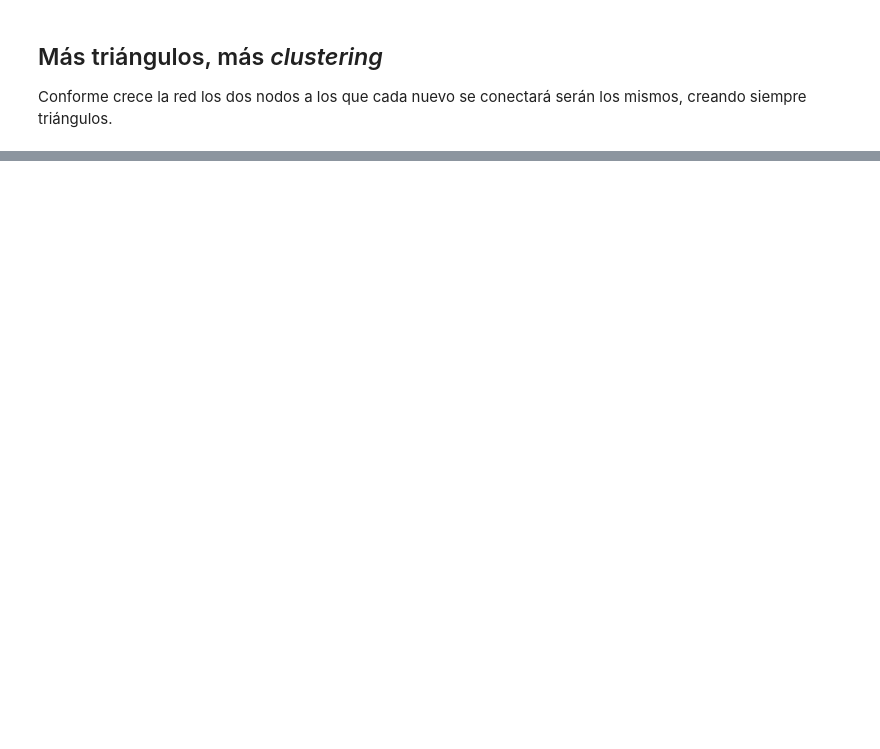
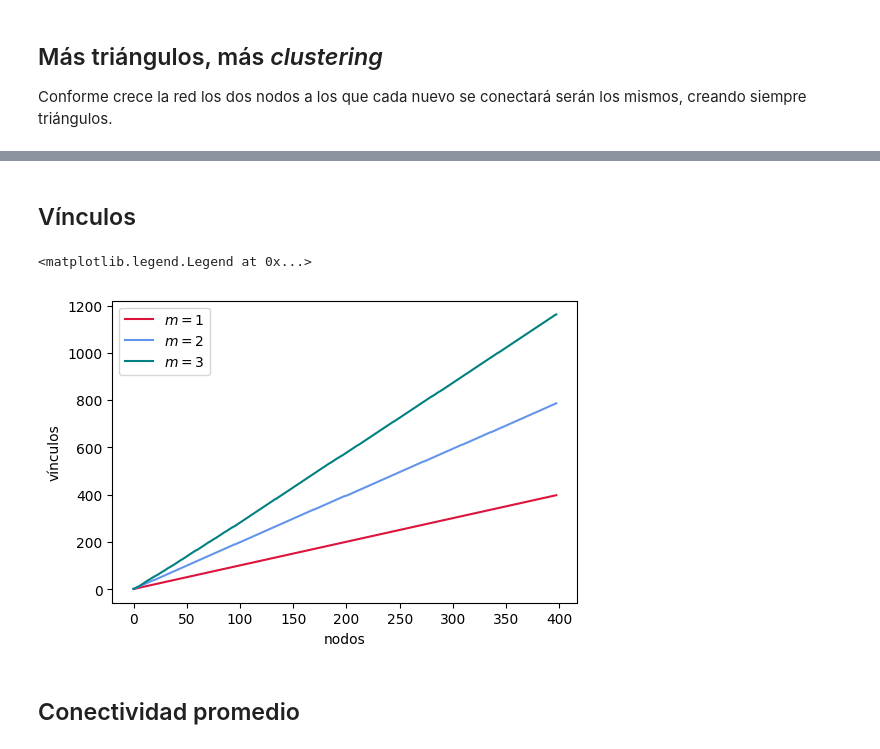
Before and after one commit to rgarcia-herrera/complejidad, a Jupyter notebook: redes/Modelo Barabási-Albert.ipynb, the cells around one changed output, grey strips where cells are left out. Drawn from its saved outputs; the diff is of its cells as text; code cells hidden in the pictures; blank space fills up the shorter version.

```diff
--- a/redes/Modelo Barabási-Albert.ipynb
+++ b/redes/Modelo Barabási-Albert.ipynb
@@ -137,0 +161,37 @@ plot_12_nw(nets_t, node_color='crimson')
+# %%
+g1 = nx.Graph()
+g1.add_node(0)
+g1.add_node(1)
+g1.add_edge(0, 1)
+
+g2 = g1.copy()
+
+g3 = g1.copy()
+g3.add_node(2)
+g3.add_edge(0,2)
+
+m1_t = []
+m2_t = []
+m3_t = []
+for i in range(2, 400):
+    m1_t.append(g1.copy())
+    m2_t.append(g2.copy())
+    m3_t.append(g3.copy())
+    agrega_nodos(g1, i, 1)
+    agrega_nodos(g2, i, 2)
+    agrega_nodos(g3, i, 3)
+# %% [markdown]
+## Vínculos
+# %%
+fig = plt.figure(dpi=100)
+line1 = plt.plot([len(h.edges) for h in m1_t], label="$m=1$", color="crimson")
+line2 = plt.plot([len(h.edges) for h in m2_t], label="$m=2$", color="cornflowerblue")
+line3 = plt.plot([len(h.edges) for h in m3_t], label="$m=3$", color="teal")
+plt.xlabel('nodos')
+plt.ylabel('vínculos')
+plt.legend()
+# %% [output]
+<matplotlib.legend.Legend at 0x...>
+[figure, added]
+# %% [markdown]
+## Conectividad promedio
```
Also changed, not shown: parts of 24 cells of this notebook.
